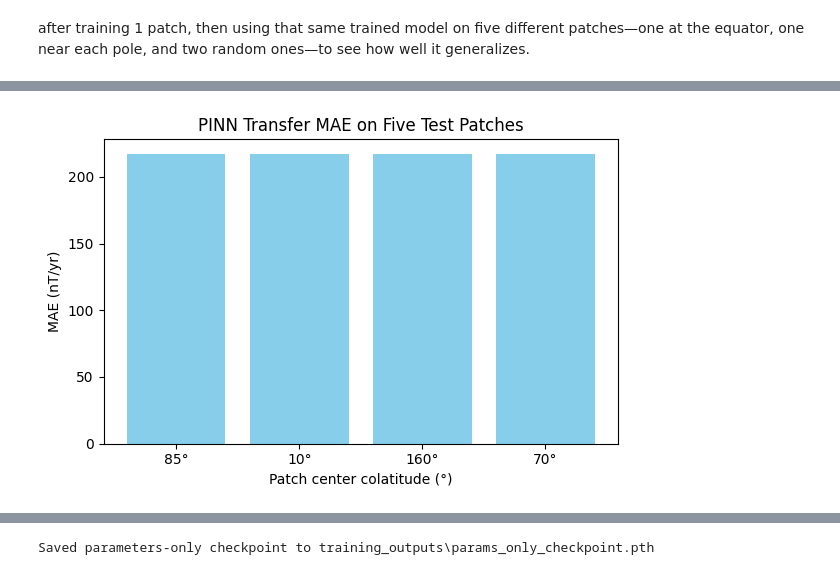
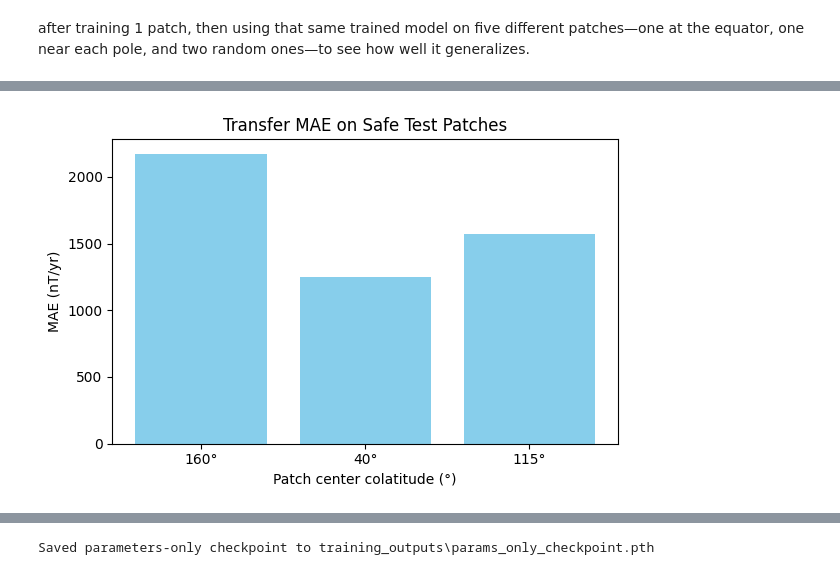
Before and after one commit to Farii01/Internship_PINN_work, a Jupyter notebook: Simple_last.ipynb, the cells around one changed output, grey strips where cells are left out. Saved outputs shown, nothing was run; the diff lists cells and outputs as text; code cells hidden in the pictures.

```diff
--- a/Simple_last.ipynb
+++ b/Simple_last.ipynb
@@ -130,6 +130,7 @@ class CoreFlowPINN(nn.Module):
 # %%
 
 r = torch.tensor(pygeo.constants["rCore"]) # placing ourselves at the CMB
+
 
 def compute_loss(model, inputs, thetas_nn, phis_nn, Br_nn, dBrdt_nn, dBrdth_nn, dBrdph_nn):
     # Retrieving the predicted flow
@@ -145,9 +146,13 @@ def compute_loss(model, inputs, thetas_nn, phis_nn, Br_nn, dBrdt_nn, dBrdth_nn,
     dS_dth = torch.autograd.grad(S, thetas_nn, grad_outputs=torch.ones_like(S), create_graph=True, retain_graph=True)[0]
     dS_dph = torch.autograd.grad(S, phis_nn, grad_outputs=torch.ones_like(S), create_graph=True, retain_graph=True)[0]
 
-    sin_th = torch.sin(thetas_nn)
+    eps=1e-3
+
+
+
+    sin_th = torch.sin(thetas_nn).clamp(min=eps)
     cos_th = torch.cos(thetas_nn)
-    tan_th = torch.tan(thetas_nn)
+    tan_th = sin_th.reciprocal() * torch.sin(thetas_nn)
 
     # Defining u_th and u_ph with T and S
     u_th = -dT_dph / sin_th + dS_dth
@@ -179,8 +184,10 @@ def compute_loss(model, inputs, thetas_nn, phis_nn, Br_nn, dBrdt_nn, dBrdth_nn,
 # %%
 # Training over all patches
 num_realizations = 1 # 5 time on each patch
-epochs = 1000
-λ = 1000
+epochs = 5000
+λ      = 100
+
+
 
 patch_centers=[]
 loss_history = []
@@ -257,11 +264,9 @@ for patch_idx, (i1, i2, j1, j2) in enumerate(test_patches, start=1):
 
 
         from torch.optim.lr_scheduler import CosineAnnealingLR
-        scheduler = CosineAnnealingLR(
-            optimizer,
-            T_max=epochs,    # one full cosine cycle over your total epochs
-            eta_min=1e-6     #  floor learning rate
-        )
+
+        scheduler = torch.optim.lr_scheduler.CosineAnnealingLR(
+        optimizer, T_max=epochs, eta_min=1e-8 )
 
 
         for epoch in range(1, epochs+1):
@@ -425,17 +434,14 @@ Testing on these five patches: [(75, 95, 0, 20), (0, 20, 0, 20), (150, 170, 330,
 # %%
 import matplotlib.pyplot as plt
 
-# Assuming you’ve collected:
-#   test_centers = [(θ1,φ1), …]
-#   test_maes    = [mae1, …]
+labels = [f"{c[0]}°" for c in test_centers]  # θ_centers of your safe patches
 
-labels = [f"{c[0]}°" for c in test_centers]  # label by colatitude
 plt.figure(figsize=(6,4))
-plt.bar(labels, test_maes, color='skyblue')
+plt.bar(labels, test_maes, color="skyblue")
+plt.xlabel("Patch center colatitude (°)")
 plt.ylabel("MAE (nT/yr)")
-plt.xlabel("Patch center colatitude (°)")
-plt.title("PINN Transfer MAE on Five Test Patches")
+plt.title("Transfer MAE on Safe Test Patches")
 plt.tight_layout()
 plt.show()
 # %% [output]
-[figure, old version]
+[figure, new version]
```
Also changed, not shown: parts of 14 cells of this notebook.
